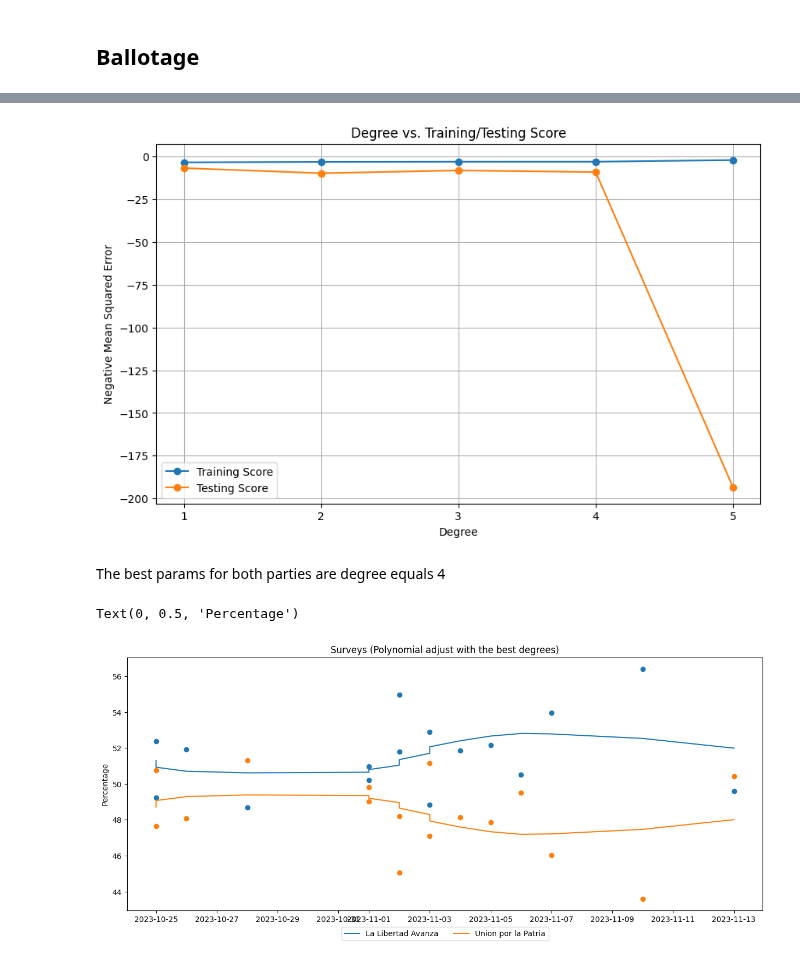
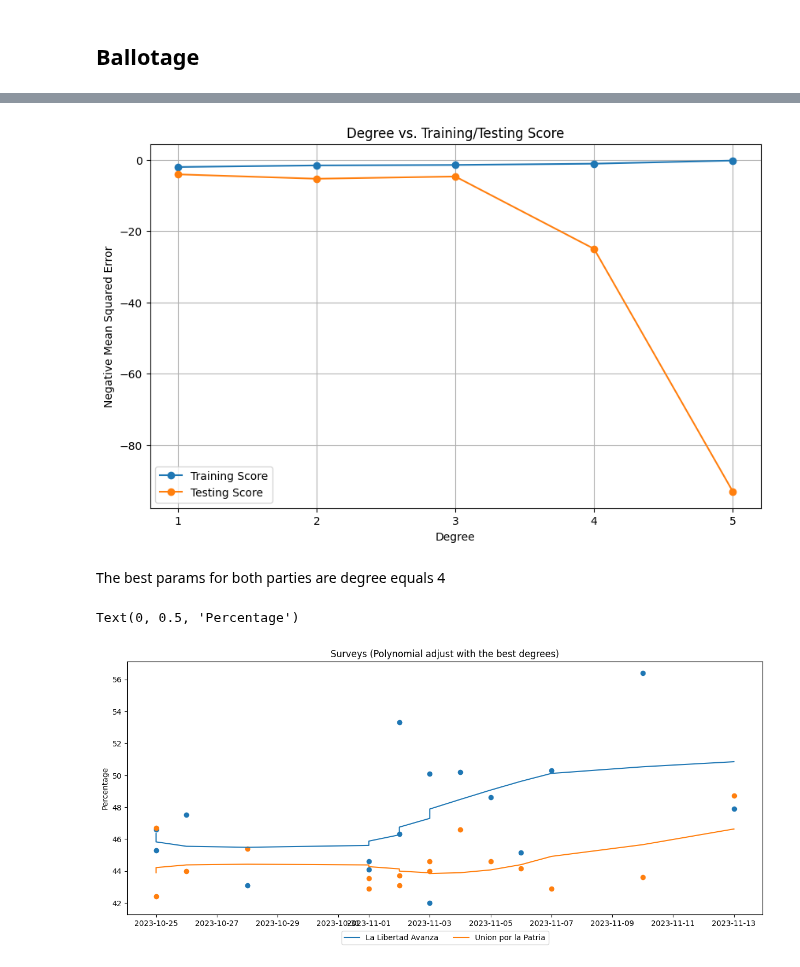
Before and after one commit to 0sc4rL0pez/elecciones2023-arg, a Jupyter notebook: Elecciones + IA/modeling/polynomial_surveys/plotting.ipynb, the cells around one changed output, grey strips where cells are left out. Drawn from its saved outputs; the diff is of its cells as text; code cells hidden in the pictures.

Commit message:
change data adjust, first poly adjust then normalization

```diff
--- a/Elecciones + IA/modeling/polynomial_surveys/plotting.ipynb
+++ b/Elecciones + IA/modeling/polynomial_surveys/plotting.ipynb
@@ -19,7 +19,7 @@ home_path = 'C:/Users/54911/OneDrive/Documentos/git_repos/elecciones2023-arg'
 # %%
 os.chdir(home_path)
 # %%
-def pasar_a_datetime(fecha):
+def stringToDatetime(fecha):
     #format_string = '%Y-%m-%d'
     anio,mes,dia= fecha.split('-')
     aux_dia = dia.split(' ')
@@ -27,16 +27,16 @@ def pasar_a_datetime(fecha):
     res = datetime(int(anio),int(mes),int(dia))
     return res
 # %%
-primera_vuelta = pd.read_csv('Elecciones + IA/getting_data/surveys/data_scraped/normalize_primera_vuelta.csv')
-ballotage = pd.read_csv('Elecciones + IA/getting_data/surveys/data_scraped/normalize_ballotage.csv')
+primera_vuelta = pd.read_csv('Elecciones + IA/getting_data/surveys/data_scraped/primera_vuelta_cleaned.csv')
+ballotage = pd.read_csv('Elecciones + IA/getting_data/surveys/data_scraped/ballotage_cleaned.csv')
 # %%
 parties_primera_vuelta = primera_vuelta.columns[0:5]
 parties_ballotage = ballotage.columns[0:2]
 # %%
-primera_vuelta['Inicio'] = primera_vuelta['Inicio'].map(lambda x:pasar_a_datetime(x))
-primera_vuelta['Final'] = primera_vuelta['Final'].map(lambda x:pasar_a_datetime(x))
-ballotage['Inicio'] = ballotage['Inicio'].map(lambda x:pasar_a_datetime(x))
-ballotage['Final'] = ballotage['Final'].map(lambda x:pasar_a_datetime(x))
+primera_vuelta['Inicio'] = primera_vuelta['Inicio'].map(lambda x:stringToDatetime(x))
+primera_vuelta['Final'] = primera_vuelta['Final'].map(lambda x:stringToDatetime(x))
+ballotage['Inicio'] = ballotage['Inicio'].map(lambda x:stringToDatetime(x))
+ballotage['Final'] = ballotage['Final'].map(lambda x:stringToDatetime(x))
 # %% [markdown]
 For duplicates date I group the data by the mean values
 # %%
@@ -143,32 +143,32 @@ trainModel(ballojate_clean_grouped,parties_ballotage[0],degrees_candidates)
 # %%
 trainModel(ballojate_clean_grouped,parties_ballotage[1],degrees_candidates)
 # %% [output]
-[figure, old version]
+[figure, new version]
 # %% [markdown]
 The best params for both parties are degree equals 4
 # %%
-degrees = [4,4]
+degrees = [4,3]
 axis_x = np.arange(len(ballojate_clean_grouped))
 plt.figure(figsize=(15,6))
 
 #maybe is better to add subplots
 dates = ballojate_clean_grouped['Inicio']
 for i,party in enumerate(parties_ballotage):
 
     poly_reg_model = LinearRegression()
     poly = PolynomialFeatures(degree=degrees[i], include_bias=False)
     poly_features = poly.fit_transform(axis_x.reshape(-1, 1))
 
     y = ballojate_clean_grouped[party].to_numpy()
     poly_reg_model.fit(poly_features, y)
     Y_=poly_reg_model.predict(poly_features)
 
     plt.plot(dates, Y_,label=party)
     plt.scatter(dates,ballojate_clean_grouped[party])
 
 plt.legend(loc='upper center', bbox_to_anchor=(0.5, -0.05),ncol=5)
 plt.title('Surveys (Polynomial adjust with the best degrees)')
 plt.ylabel('Percentage')
 # %% [output]
 Text(0, 0.5, 'Percentage')
-[figure, old version]
+[figure, new version]
```
Also changed, not shown: parts of 8 cells of this notebook, 12 other files.
